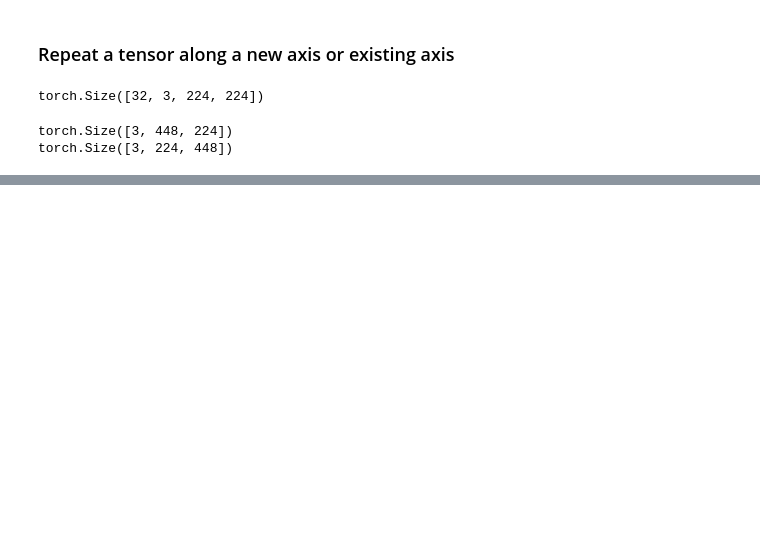
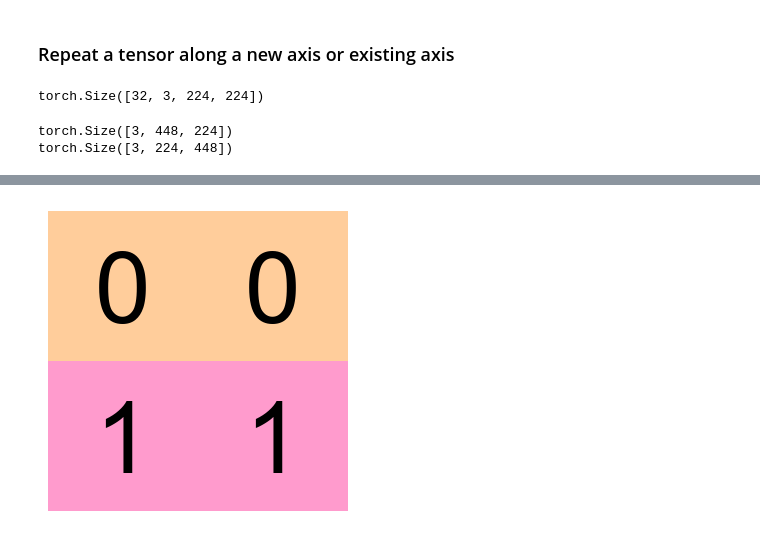
Before and after one commit to jkbhagatio/arena_3.0_course, a Jupyter notebook: playground/einops_intro.ipynb, the cells around one changed output, grey strips where cells are left out. Cells and saved outputs as stored; diff of their text form; code cells hidden in the pictures; blank space fills up the shorter version.

```diff
--- a/playground/einops_intro.ipynb
+++ b/playground/einops_intro.ipynb
@@ -315,0 +407,8 @@ torch.Size([3, 224, 448])
+# %%
+"""Exercise 3: display a 2x2 image of two '0's (top) and two '1's (bottom)"""
+
+# shape: 3, 300, 300
+arr3 = repeat(arr[0:2], "i c h w -> c (i h) (2 w)")
+display_array_as_img(arr3)
+# %% [output]
+[figure, added]
```
Also changed, not shown: parts of 22 cells of this notebook.
